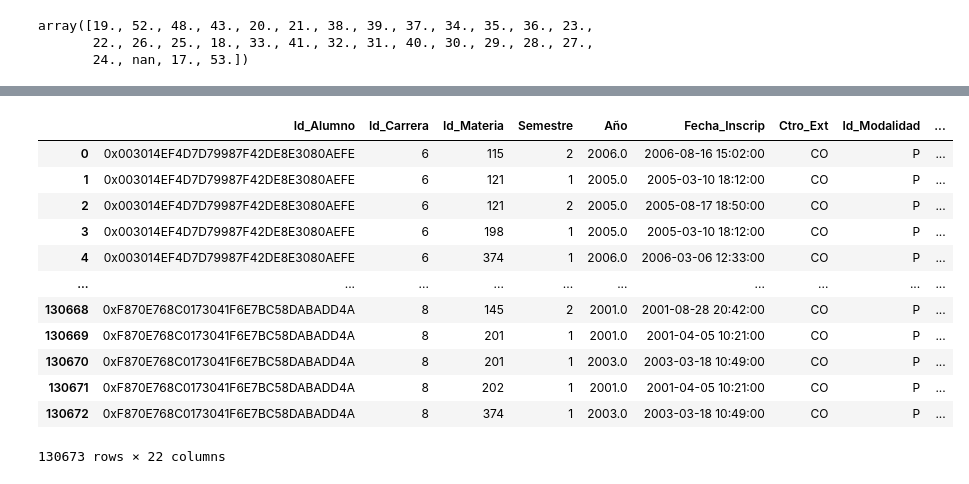
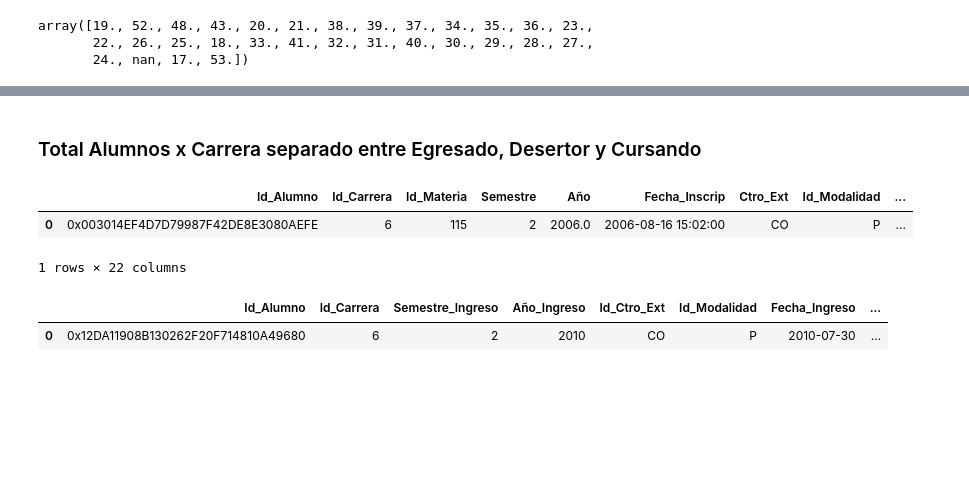
Before and after one commit to Fonteeres/IA_Ciencia_Datos, a Jupyter notebook: Semestre 3/Practica Profesionalizante 1/Trabajo Practico 4/Trabajo_Final.ipynb, the cells around one changed output, grey strips where cells are left out. Cells and saved outputs as stored; diff of their text form; code cells hidden in the pictures; blank space fills up the shorter version.

```diff
--- a/Semestre 3/Practica Profesionalizante 1/Trabajo Practico 4/Trabajo_Final.ipynb
+++ b/Semestre 3/Practica Profesionalizante 1/Trabajo Practico 4/Trabajo_Final.ipynb
@@ -104,0 +152,4 @@ df_AluMateria.loc[(df_AluMateria['Año']<2001) | (df_AluMateria['Año']>2010),['
+# %%
+#Elimino todo lo que no sea de cordoba
+df_AluMateria = df_AluMateria[df_AluMateria['Ctro_Ext']=='CO']
+df_ALUCarrera = df_ALUCarrera[df_ALUCarrera['Id_Ctro_Ext']=='CO']
@@ -136,5 +191,5 @@ Egresado, Cursante, Desertor
 # %%
-df_AluMateria['Egresado'] = 'Estado'
+df_AluMateria['Estado'] = 'Estado'
 # %%
 df_AluMateria = pd.merge(df_AluMateria,
                         df_Carreras[['Id_Carrera','Cuatrimestres']],
@@ -164,3 +198,17 @@ df_AluMateria.loc[ (df_AluMateria['Cuatrimestre'] == df_AluMateria['Cuatrimestre
+# %%
+#Creo la condicion de Egresado
+df_AluMateria.loc[ (df_AluMateria['Cuatrimestre'] == df_AluMateria['Cuatrimestres']), 'Estado'] = 'Egresado'
+#Creo la condicion de Cursando
+df_AluMateria.loc[ (df_AluMateria['Estado'] != 'Egresado') &
+                    (df_AluMateria['Cuatrimestre'] != df_AluMateria['Cuatrimestres']) &
+                    (df_AluMateria['Año'] == 2010) &
+                    (df_AluMateria['Semestre']==2), 'Estado'] = 'Cursando'
+#Creo la condicion de Desertor
+df_AluMateria.loc[(df_AluMateria['Estado']!='Egresado') &
+                    (df_AluMateria['Estado']!='Cursando') &
+                    (df_AluMateria['Cuatrimestre']!=df_AluMateria['Cuatrimestres'])&
+                    (((df_AluMateria['Año']==2010)&(df_AluMateria['Semestre']==1))|
+                    ((df_AluMateria['Año']!=2010))),'Estado']='Desertor'
 # %%
 #Utilizo un gruopby para clasificar a los alumnos por sus ID y luego genero un Count de las carreras en las que estuvó.
 AlumnosRepetidos = df_ALUCarrera.groupby(['Id_Alumno'])['Id_Carrera'].count().reset_index(name='Cantidad')
@@ -240,0 +258,2 @@ px.bar(df_Sexo_Alumno_xCarrera, x='Nombre_Corto',y='Cantidad', color='Sexo')
+# %% [markdown]
+### Total Alumnos x Carrera separado entre Egresado, Desertor y Cursando
@@ -241,16 +272,6 @@ px.bar(df_Sexo_Alumno_xCarrera, x='Nombre_Corto',y='Cantidad', color='Sexo')
 # %%
-df_AluMateria
+df_AluMateria.head(1)
 # %% [output]
 |  | Id_Alumno | Id_Carrera | Id_Materia | Semestre | Año | Fecha_Inscrip | Ctro_Ext | Id_Modalidad | ... |
 | 0 | 0x003014EF4D7D79987F42DE8E3080AEFE | 6 | 115 | 2 | 2006.0 | 2006-08-16 15:02:00 | CO | P | ... |
-| 1 | 0x003014EF4D7D79987F42DE8E3080AEFE | 6 | 121 | 1 | 2005.0 | 2005-03-10 18:12:00 | CO | P | ... |
-| 2 | 0x003014EF4D7D79987F42DE8E3080AEFE | 6 | 121 | 2 | 2005.0 | 2005-08-17 18:50:00 | CO | P | ... |
-| 3 | 0x003014EF4D7D79987F42DE8E3080AEFE | 6 | 198 | 1 | 2005.0 | 2005-03-10 18:12:00 | CO | P | ... |
-| 4 | 0x003014EF4D7D79987F42DE8E3080AEFE | 6 | 374 | 1 | 2006.0 | 2006-03-06 12:33:00 | CO | P | ... |
-| ... | ... | ... | ... | ... | ... | ... | ... | ... | ... |
-| 130668 | 0xF870E768C0173041F6E7BC58DABADD4A | 8 | 145 | 2 | 2001.0 | 2001-08-28 20:42:00 | CO | P | ... |
-| 130669 | 0xF870E768C0173041F6E7BC58DABADD4A | 8 | 201 | 1 | 2001.0 | 2001-04-05 10:21:00 | CO | P | ... |
-| 130670 | 0xF870E768C0173041F6E7BC58DABADD4A | 8 | 201 | 1 | 2003.0 | 2003-03-18 10:49:00 | CO | P | ... |
-| 130671 | 0xF870E768C0173041F6E7BC58DABADD4A | 8 | 202 | 1 | 2001.0 | 2001-04-05 10:21:00 | CO | P | ... |
-| 130672 | 0xF870E768C0173041F6E7BC58DABADD4A | 8 | 374 | 1 | 2003.0 | 2003-03-18 10:49:00 | CO | P | ... |
-130673 rows × 22 columns
+1 rows × 22 columns
@@ -260,0 +278,5 @@ df_AluMateria
+# %%
+df_ALUCarrera.head(1)
+# %% [output]
+|  | Id_Alumno | Id_Carrera | Semestre_Ingreso | Año_Ingreso | Id_Ctro_Ext | Id_Modalidad | Fecha_Ingreso | ... |
+| 0 | 0x12DA11908B130262F20F714810A49680 | 6 | 2 | 2010 | CO | P | 2010-07-30 | ... |
```
Also changed, not shown: parts of 47 cells of this notebook.
